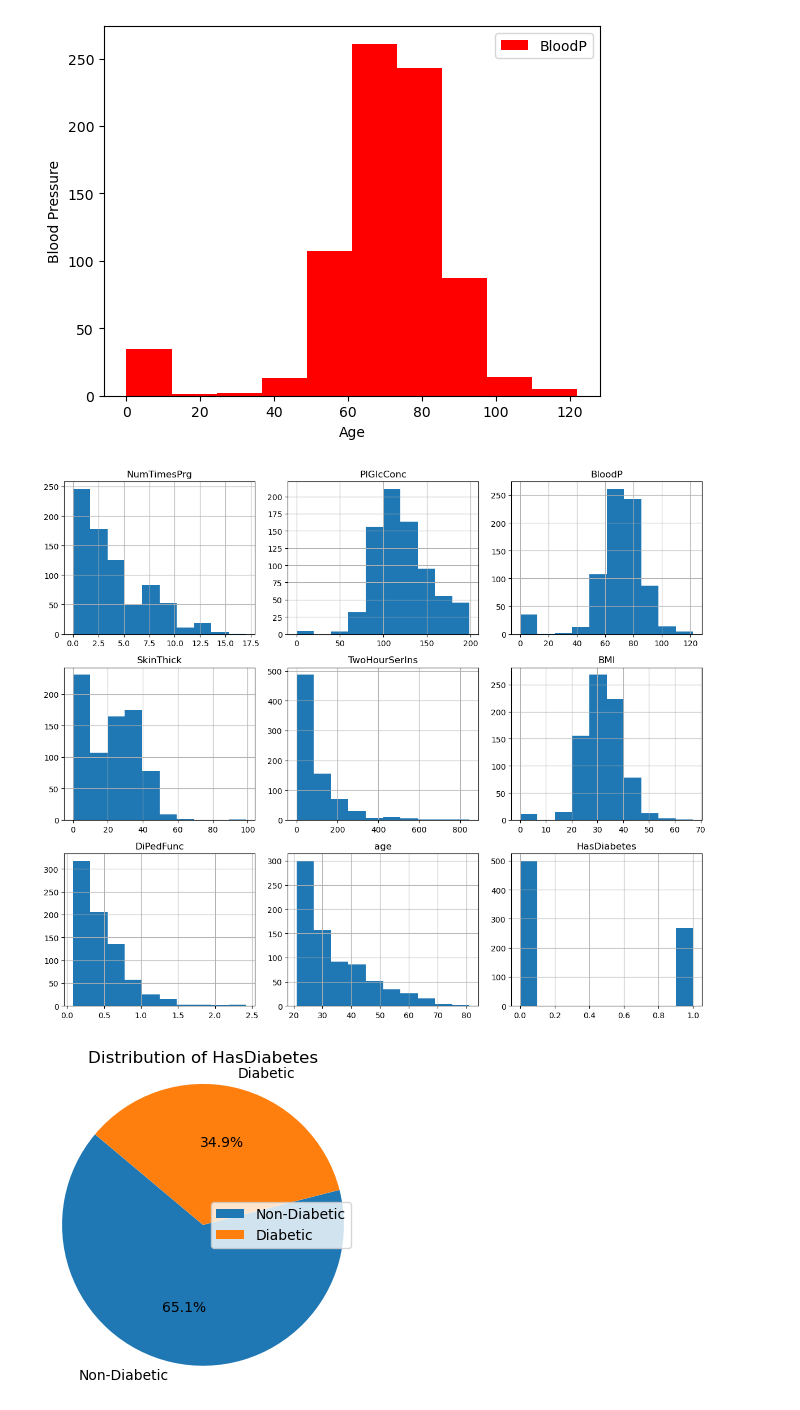
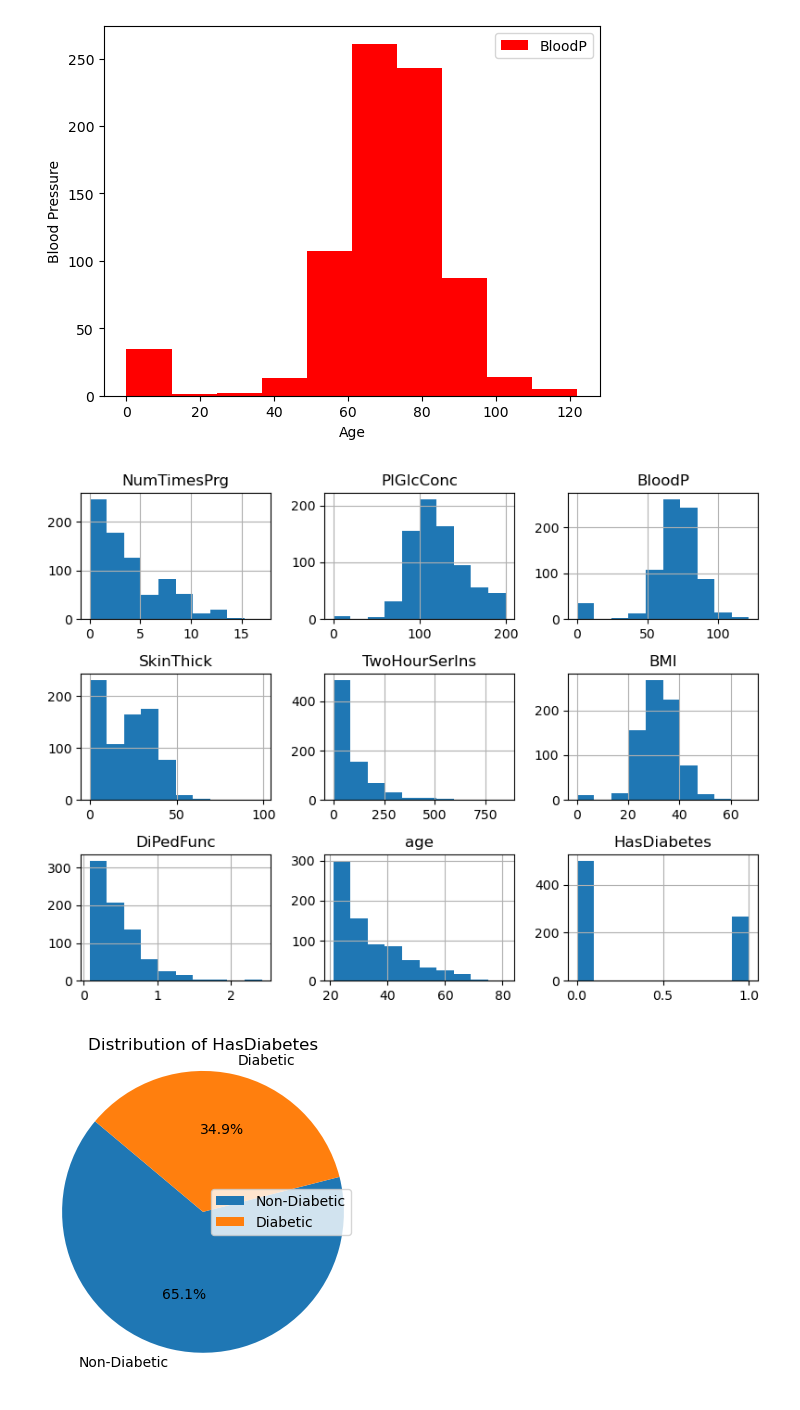
Before and after one commit to Thouraya-jamai/Diabetes-Prediction-project, a Jupyter notebook: Diabetes Prediction project(ML).ipynb, the cells around one changed output. Drawn from its saved outputs; the diff is of its cells as text; code cells hidden in the pictures.

```diff
--- a/Diabetes Prediction project(ML).ipynb
+++ b/Diabetes Prediction project(ML).ipynb
@@ -266,11 +266,11 @@ plt.show()
 [figure]
 # %%
 #Show the distribution of values for each attribute
-data.hist(figsize=(12, 10))
+data.hist(figsize=(8, 6))
 plt.tight_layout()
 plt.show()
 # %% [output]
-[figure, old version]
+[figure, new version]
 # %%
 #show the distribution of HasDiabetes
 
```
Also changed, not shown: parts of 40 cells of this notebook.
